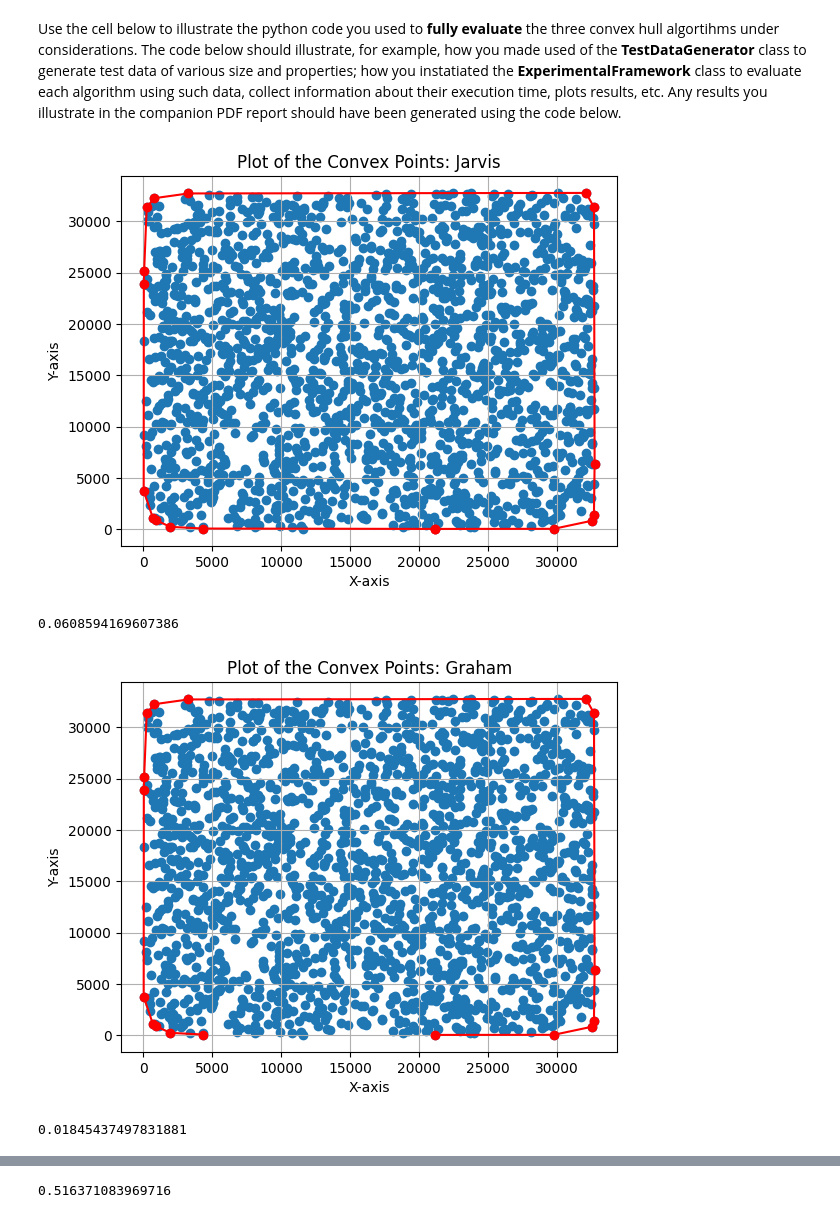
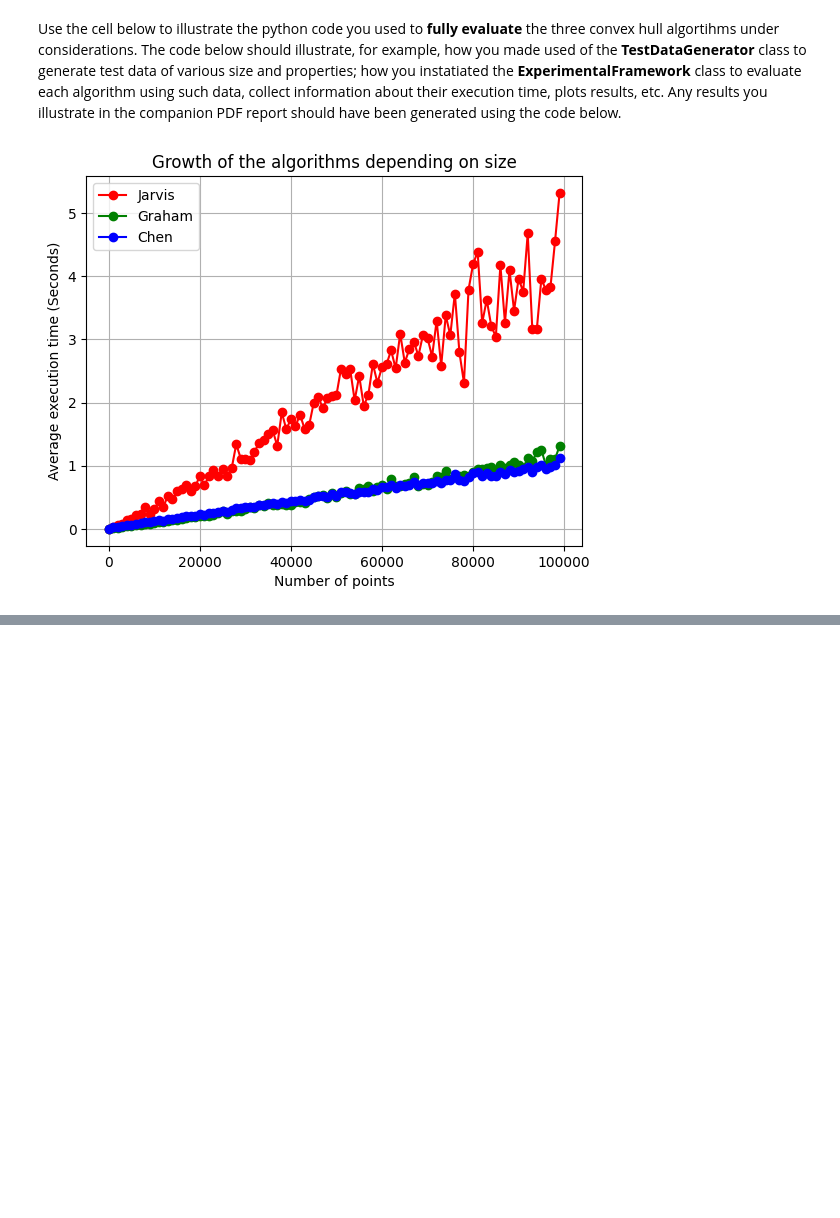
Before and after one commit to Marwan141/COMP0005_Group35, a Jupyter notebook: grp-XXX-0005code.ipynb, the cells around one changed output, grey strips where cells are left out. Saved outputs shown, nothing was run; the diff lists cells and outputs as text; code cells hidden in the pictures; blank space fills up the shorter version.

```diff
--- a/grp-XXX-0005code.ipynb
+++ b/grp-XXX-0005code.ipynb
@@ -8,6 +8,14 @@ import math
 
 
 def jarvismarch(inputSet):
+        '''
+        Returns the list of points that lie on the convex hull (graham scan algorithm)
+            Parameters:
+                    inputSet (list): a list of 2D points
+
+            Returns:
+                    outputSet (list): a list of 2D points
+        '''
 
         if len(inputSet) == 0:
                 return
@@ -167,7 +246,11 @@ class TestDataGenerator():
         self.inputSet = []
         radius = 50
         center = (50, 50)
-        for x in range(center[0] - radius, center[0] + radius + 1):
+        step = max(1, (2 * radius) // h)  # Calculate step size based on h
+        for x in range(center[0] - radius, center[0] + radius + 1, step):
+            for y in range(center[1] - radius, center[1] + radius + 1, step):
+                if (x - center[0])**2 + (y - center[1])**2 <= radius**2:
+                    self.inputSet.append((x, y))
             part = math.sqrt(radius**2 - (x - center[0])**2)
             y1 = center[1] + part
             y2 = center[1] - part
@@ -176,6 +259,7 @@ class TestDataGenerator():
             if y2.is_integer():
                 self.inputSet.append((x, int(y2)))
         return self.inputSet
+
 
     def generate_Colinear_Points(self, n):
         self.inputSet = []
@@ -213,6 +297,8 @@ class ExperimentalFramework():
         y = [point[1] for point in outputSet]
         notx = [point[0] for point in inputSet]
         noty = [point[1] for point in inputSet]
+        x.append(x[0])
+        y.append(y[0])
         plt.plot(x, y, marker='o', linestyle='-', color='r')
         plt.scatter(notx, noty, marker='o', linestyle='-')
         plt.xlabel('X-axis')
@@ -239,11 +325,25 @@ class ExperimentalFramework():
         plt.grid(True)
         plt.show()
 
+
+    def test_worst_case(self, n):
+        jarvis = TestDataGenerator()
+        graham = TestDataGenerator()
+        jarvis_inputSet = jarvis.generate_worst_case_Jarvis(n)
+        graham_inputSet = graham.generate_worst_case_Graham(n)
+        print("Jarvis March Worst Case")
+        print(timeit.timeit(lambda: jarvismarch(jarvis_inputSet), number=10))
+        print("Graham Scan Worst Case")
+        print(timeit.timeit(lambda: grahamscan(graham_inputSet), number=10))
+
+
+
+
     def testLargeNs(self):
         jarvis_results = []
         graham_results = []
         chen_results = []
-        for i in range(10,10000, 100):
+        for i in range(10,100000, 10000):
 
             framework = ExperimentalFramework(i)
             graham_results.append((framework.graham_time, i))
@@ -301,9 +401,7 @@ Use the cell below to illustrate the python code you used to **fully evaluate**
 # %%
 # ADD YOUR TEST CODE HERE
 framework = ExperimentalFramework(3)
-framework.testNPoints(2000)
+inputSet = framework.jarvis.huge_convex_pointINT(4)
+framework.testLargeNs()
 # %% [output]
-[figure, old version]
+[figure, new version]
-0.0608594169607386
-[figure, removed]
-0.01845437497831881
@@ -311 +407,0 @@ framework.testNPoints(2000)
-0.516371083969716
```
Also changed, not shown: parts of 3 cells of this notebook.
